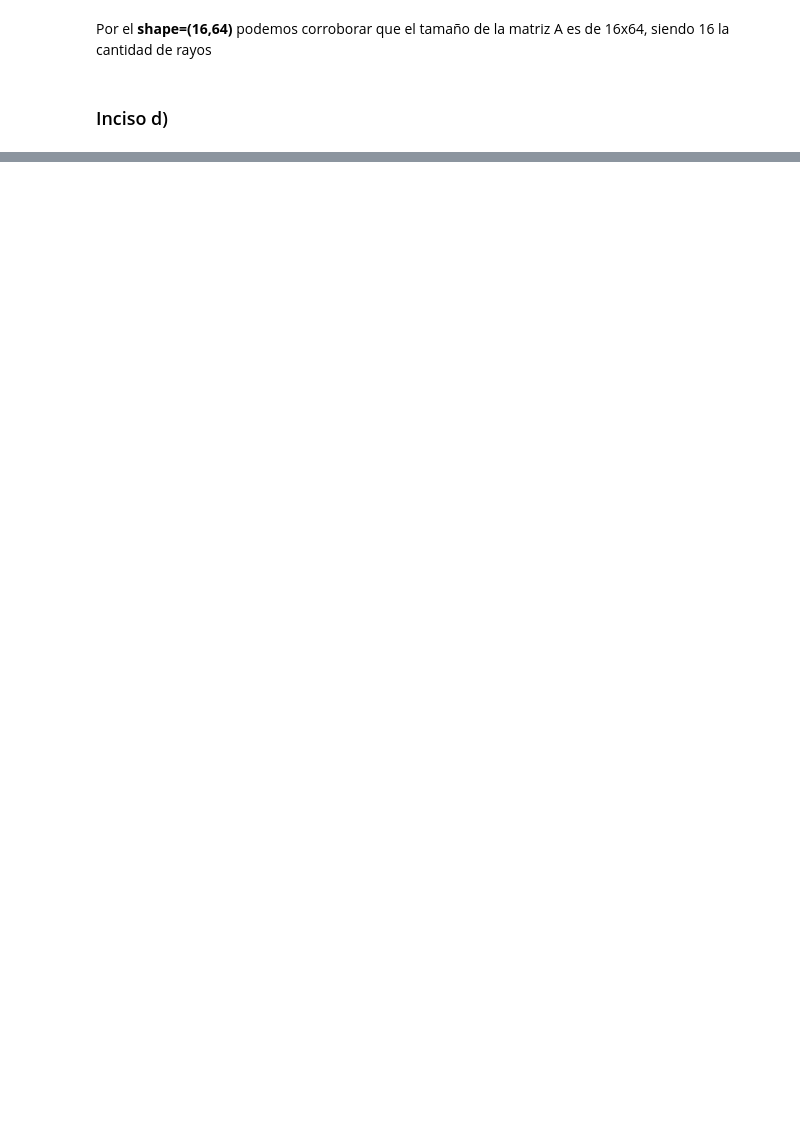
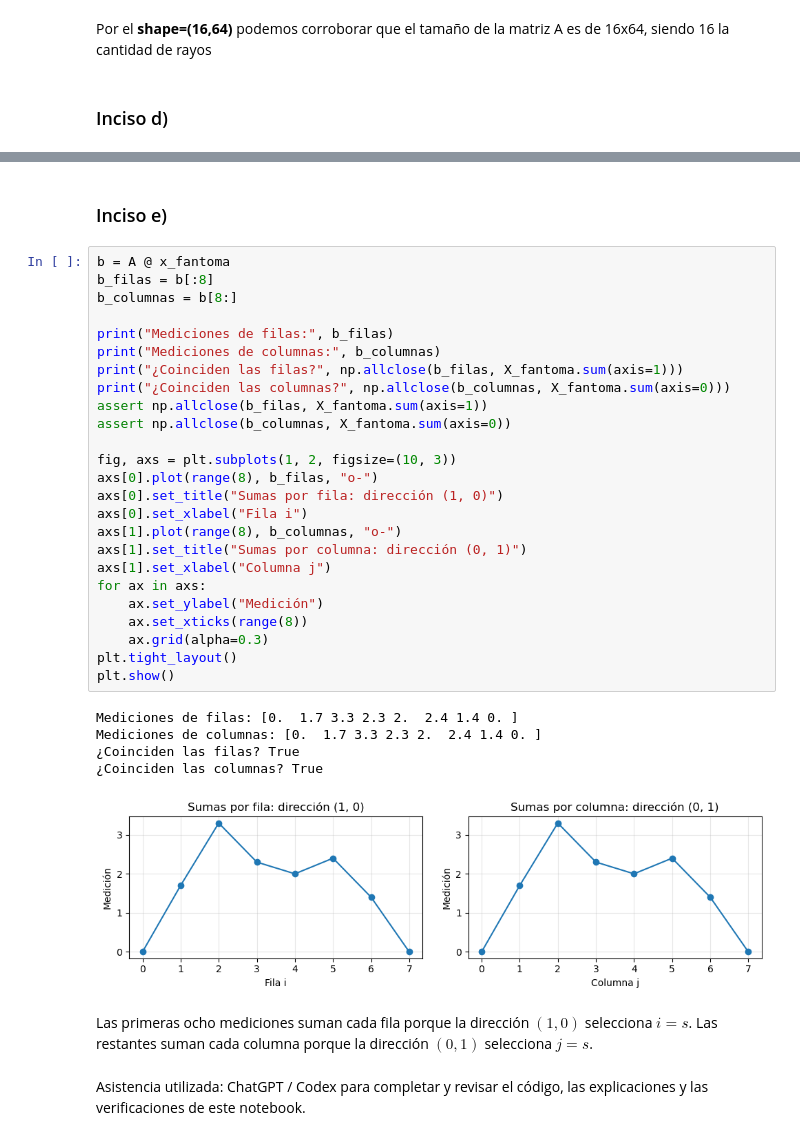
Before and after one commit to fededelcuadro/proyecto-tomografia-metodos, a Jupyter notebook: ejercicio_3.ipynb, the cells around one changed output, grey strips where cells are left out. Cells and saved outputs as stored; diff of their text form; blank space fills up the shorter version.

```diff
--- a/ejercicio_3.ipynb
+++ b/ejercicio_3.ipynb
@@ -110,0 +116,38 @@ plt.imshow(A, cmap="gray", aspect="auto")
+# %% [markdown]
+### Inciso e)
+# %%
+b = A @ x_fantoma
+b_filas = b[:8]
+b_columnas = b[8:]
+
+print("Mediciones de filas:", b_filas)
+print("Mediciones de columnas:", b_columnas)
+print("¿Coinciden las filas?", np.allclose(b_filas, X_fantoma.sum(axis=1)))
+print("¿Coinciden las columnas?", np.allclose(b_columnas, X_fantoma.sum(axis=0)))
+assert np.allclose(b_filas, X_fantoma.sum(axis=1))
+assert np.allclose(b_columnas, X_fantoma.sum(axis=0))
+
+fig, axs = plt.subplots(1, 2, figsize=(10, 3))
+axs[0].plot(range(8), b_filas, "o-")
+axs[0].set_title("Sumas por fila: dirección (1, 0)")
+axs[0].set_xlabel("Fila i")
+axs[1].plot(range(8), b_columnas, "o-")
+axs[1].set_title("Sumas por columna: dirección (0, 1)")
+axs[1].set_xlabel("Columna j")
+for ax in axs:
+    ax.set_ylabel("Medición")
+    ax.set_xticks(range(8))
+    ax.grid(alpha=0.3)
+plt.tight_layout()
+plt.show()
+# %% [output]
+Mediciones de filas: [0.  1.7 3.3 2.3 2.  2.4 1.4 0. ]
+Mediciones de columnas: [0.  1.7 3.3 2.3 2.  2.4 1.4 0. ]
+¿Coinciden las filas? True
+¿Coinciden las columnas? True
+[figure, added]
+# %% [markdown]
+Las primeras ocho mediciones suman cada fila porque la dirección $(1,0)$ selecciona $i=s$.
+Las restantes suman cada columna porque la dirección $(0,1)$ selecciona $j=s$.
+# %% [markdown]
+Asistencia utilizada: ChatGPT / Codex para completar y revisar el código, las explicaciones y las verificaciones de este notebook.
```
Also changed, not shown: parts of 7 cells of this notebook, 10 other files.
